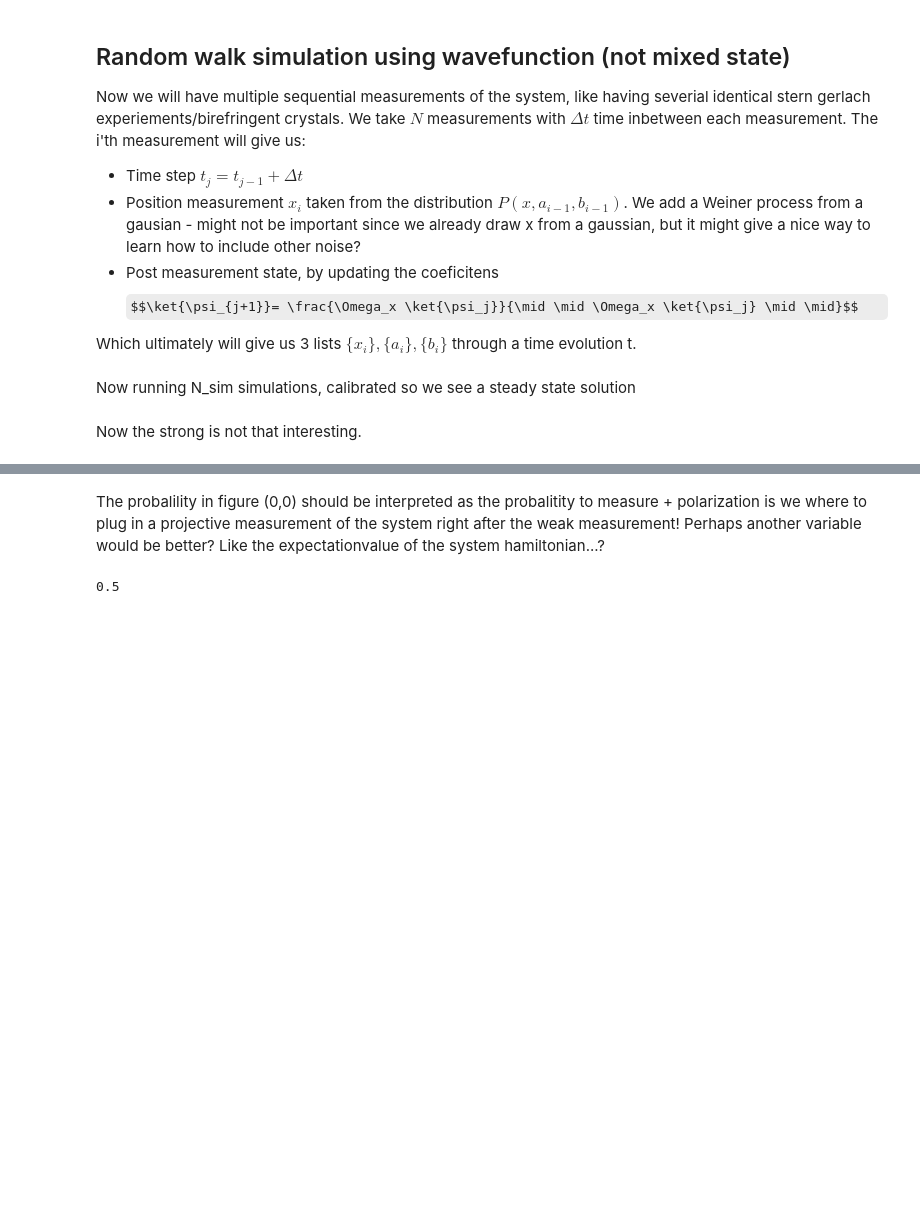
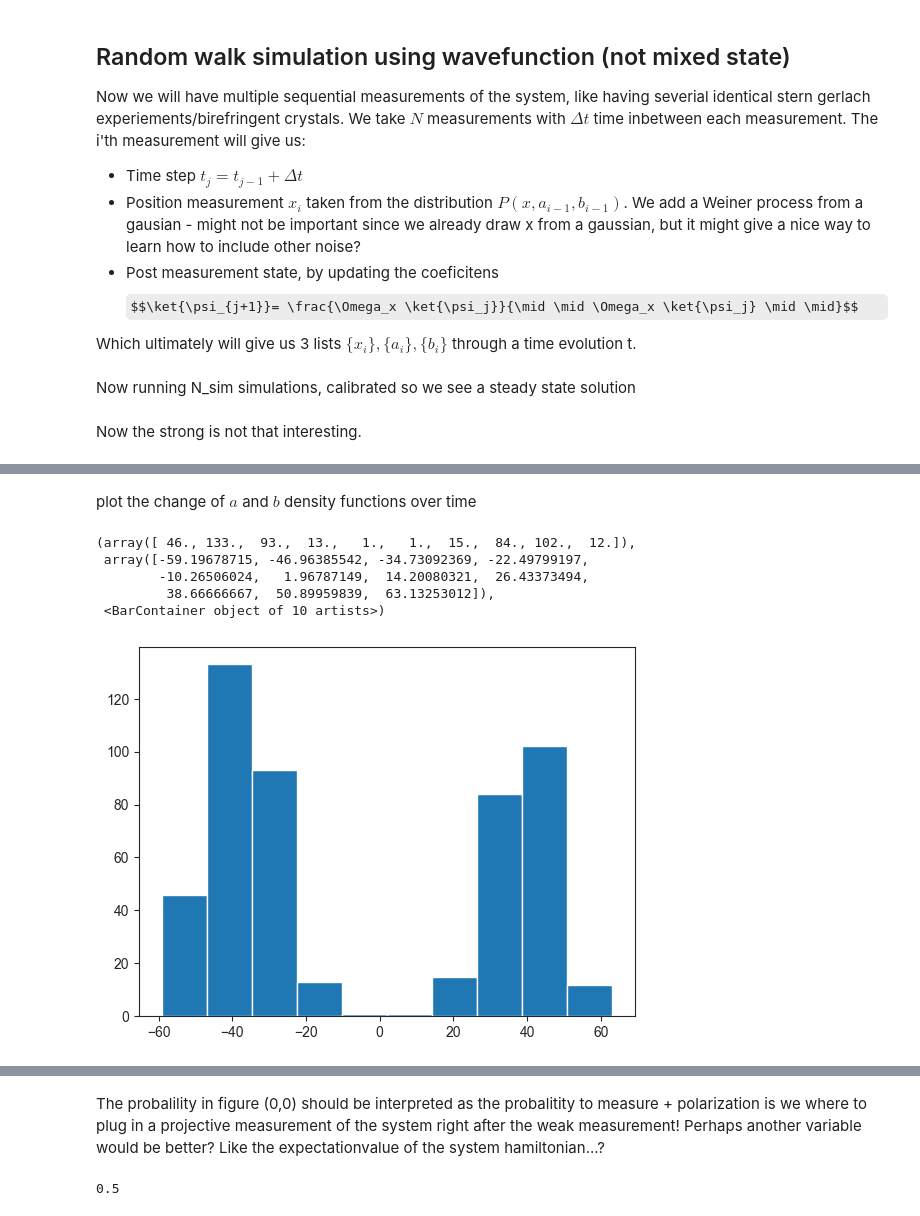
Before and after one commit to AlexInselmann/quantum-sensing, a Jupyter notebook: von Neumann.ipynb, the cells around one changed output, grey strips where cells are left out. Saved outputs shown, nothing was run; the diff lists cells and outputs as text; code cells hidden in the pictures; some formulas as TeX source; blank space fills up the shorter version.

```diff
--- a/von Neumann.ipynb
+++ b/von Neumann.ipynb
@@ -270,0 +268,11 @@ fig.savefig(f'figures/gweak{gweak}sigma_Nsim{N_sim}.pdf')
+# %% [markdown]
+plot the change of $a$ and $b$ density functions over time
+# %%
+plt.hist(np.sum(X_ensembe_weak,axis=1))
+# %% [output]
+(array([ 46., 133.,  93.,  13.,   1.,   1.,  15.,  84., 102.,  12.]),
+ array([-59.19678715, -46.96385542, -34.73092369, -22.49799197,
+        -10.26506024,   1.96787149,  14.20080321,  26.43373494,
+         38.66666667,  50.89959839,  63.13253012]),
+ <BarContainer object of 10 artists>)
+[figure, added]
```
Also changed, not shown: parts of 15 cells of this notebook, 3 other files.
